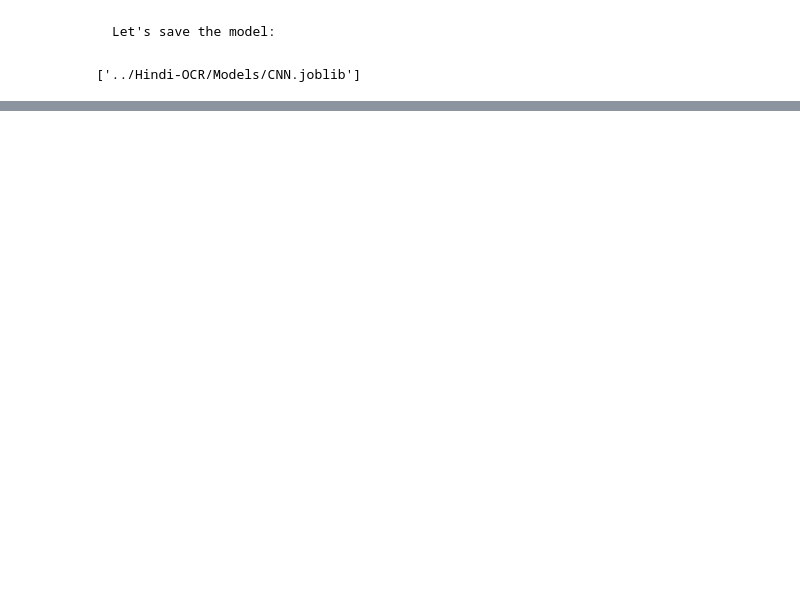
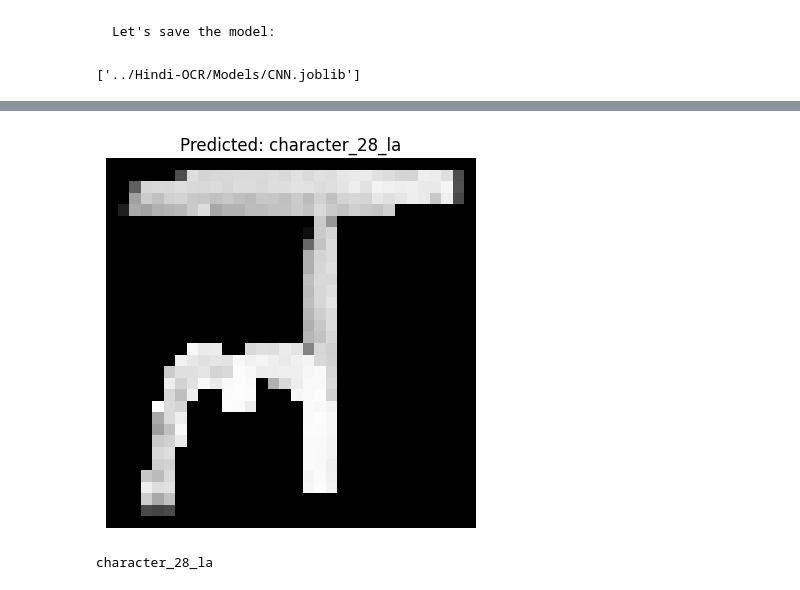
Before and after one commit to Khurdhula-Harshavardhan/Hindi-OCR, a Jupyter notebook: CNN_kernel.ipynb, the cells around one changed output, grey strips where cells are left out. Cells and saved outputs as stored; diff of their text form; code cells hidden in the pictures; blank space fills up the shorter version.

```diff
--- a/CNN_kernel.ipynb
+++ b/CNN_kernel.ipynb
@@ -257,0 +206,22 @@ character_7_chha
+# %%
+from keras.preprocessing import image
+import numpy as np
+import matplotlib.pyplot as plt
+
+def predict_with_preprocessing(img_path, model):
+    img = image.load_img(img_path, target_size=(32, 32))
+    img_array = image.img_to_array(img)
+    img_array /= 255.
+    img_array_reshaped = np.expand_dims(img_array, axis=0)
+    predictions = model.predict(img_array_reshaped)
+    predicted_class = np.argmax(predictions[0])
+    class_labels = list(train_generator.class_indices.keys())
+    plt.imshow(img_array)
+    plt.title(f"Predicted: {class_labels[predicted_class]}")
+    plt.axis('off')
+    plt.show()
+    return class_labels[predicted_class]
+
+result = predict_with_preprocessing("../Hindi-OCR/ManualTests/la_better.PNG", model)
+print(result)
+# %% [output]
@@ -257,0 +229,2 @@ character_7_chha
+[figure, added]
+character_28_la
```
Also changed, not shown: parts of 10 cells of this notebook, 5 other files.
